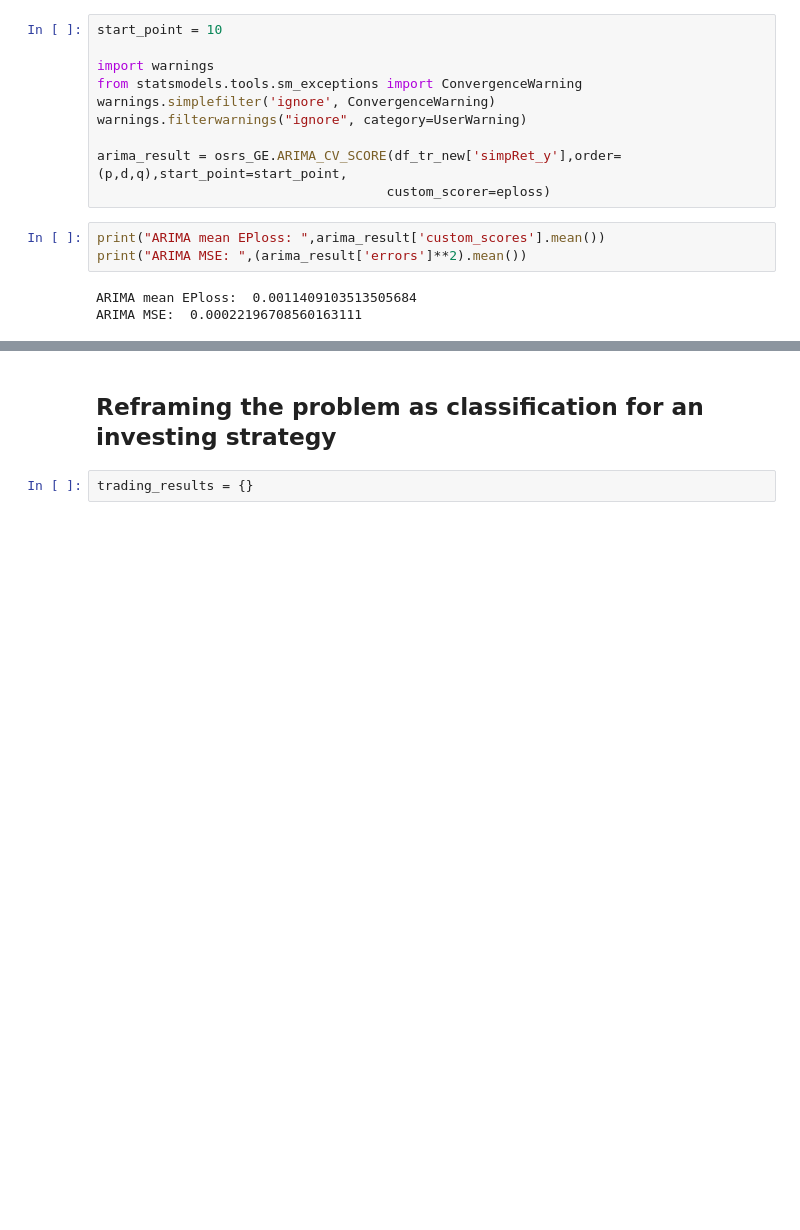
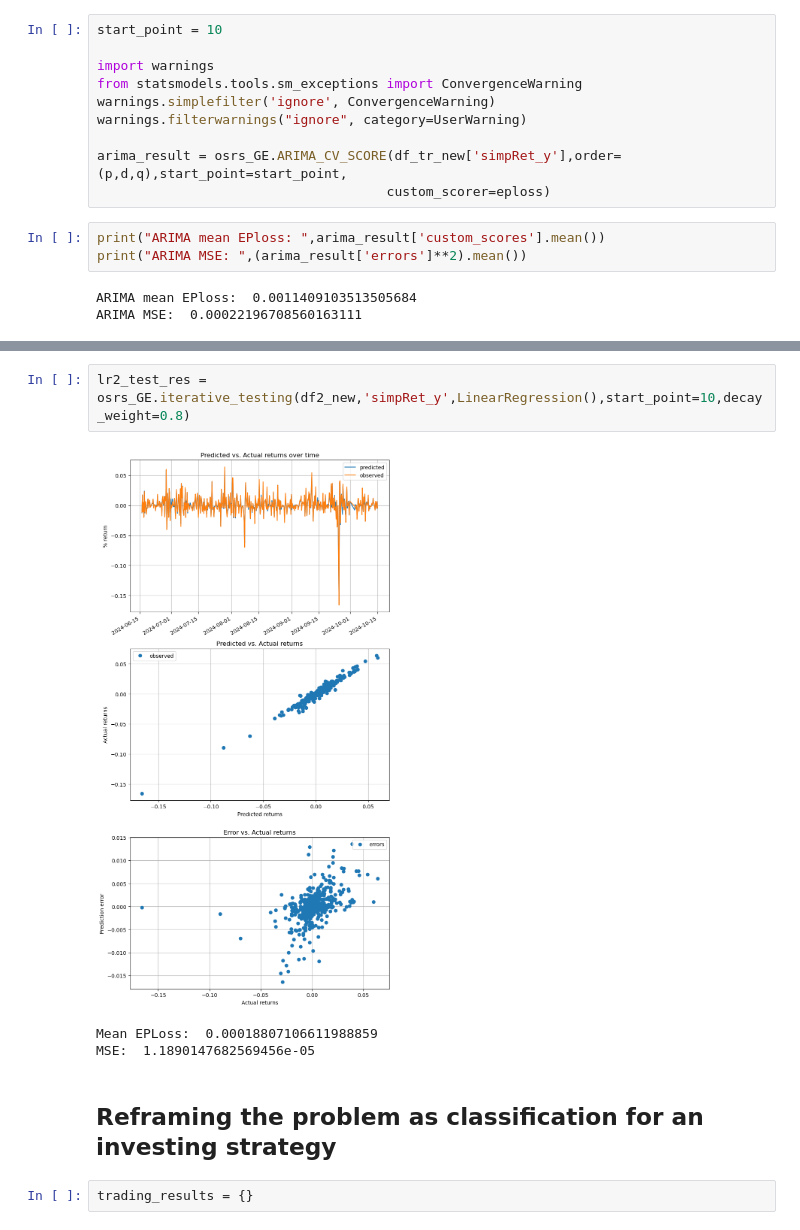
Before and after one commit to codyjcao/osrs-ge, a Jupyter notebook: osrs_ML_forecasting.ipynb, the cells around one changed output, grey strips where cells are left out. Cells and saved outputs as stored; diff of their text form; blank space fills up the shorter version.

```diff
--- a/osrs_ML_forecasting.ipynb
+++ b/osrs_ML_forecasting.ipynb
@@ -350,3 +338,9 @@ ARIMA MSE:  0.00022196708560163111
+# %%
+lr2_test_res = osrs_GE.iterative_testing(df2_new,'simpRet_y',LinearRegression(),start_point=10,decay_weight=0.8)
+# %% [output]
+[figure, added]
+Mean EPLoss:  0.00018807106611988859
+MSE:  1.1890147682569456e-05
 # %% [markdown]
 ## Reframing the problem as classification for an investing strategy
 # %%
```
Also changed, not shown: parts of 27 cells of this notebook.
